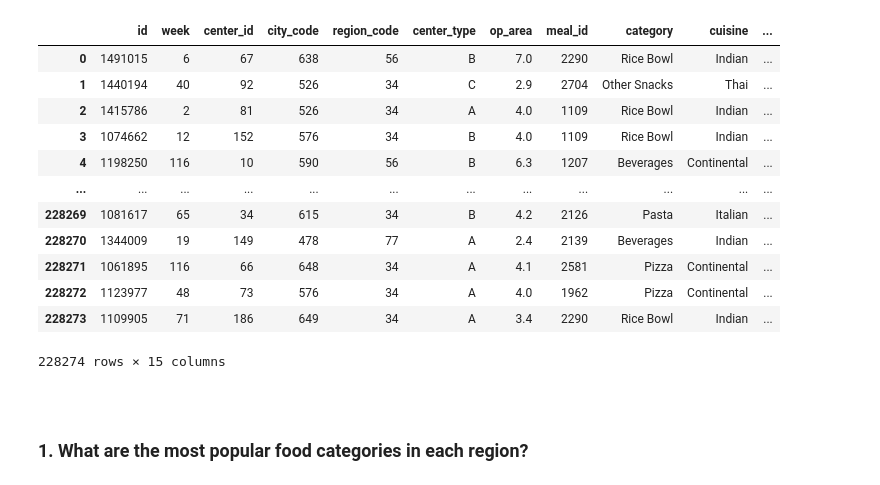
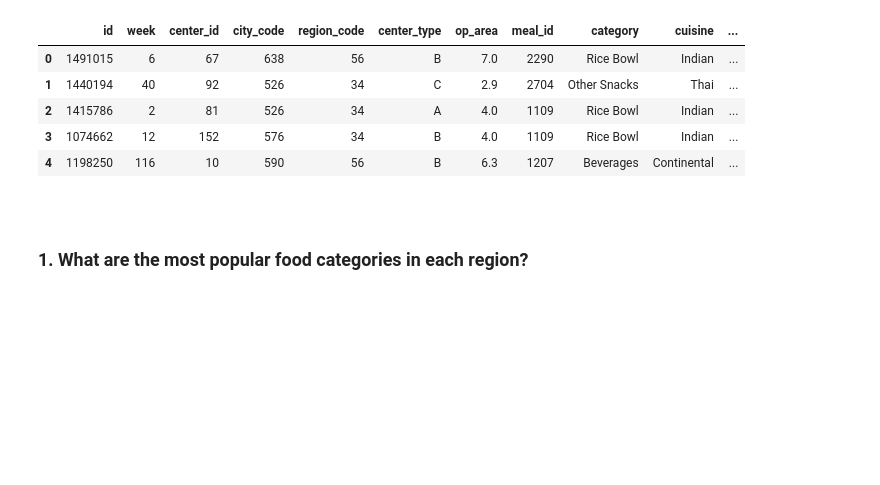
Before and after one commit to kbdv/indian_meal_delivery, a Jupyter notebook: Python_MealDelivery.ipynb, the cells around one changed output. Cells and saved outputs as stored; diff of their text form; code cells hidden in the pictures; blank space fills up the shorter version.

```diff
--- a/Python_MealDelivery.ipynb
+++ b/Python_MealDelivery.ipynb
@@ -1,27 +1,20 @@
 # %%
 # Imports and loading of data
 
 import pandas as pd
 import numpy as np
 import matplotlib.pyplot as plt
 from matplotlib.cm import ScalarMappable
 
-deliveries = pd.read_csv('data/meal_deliveries.csv')
-display(deliveries)
+deliveries = pd.read_csv("data/meal_deliveries.csv")
+display(deliveries.head())
 # %% [output]
 |  | id | week | center_id | city_code | region_code | center_type | op_area | meal_id | category | cuisine | ... |
 | 0 | 1491015 | 6 | 67 | 638 | 56 | B | 7.0 | 2290 | Rice Bowl | Indian | ... |
 | 1 | 1440194 | 40 | 92 | 526 | 34 | C | 2.9 | 2704 | Other Snacks | Thai | ... |
 | 2 | 1415786 | 2 | 81 | 526 | 34 | A | 4.0 | 1109 | Rice Bowl | Indian | ... |
 | 3 | 1074662 | 12 | 152 | 576 | 34 | B | 4.0 | 1109 | Rice Bowl | Indian | ... |
 | 4 | 1198250 | 116 | 10 | 590 | 56 | B | 6.3 | 1207 | Beverages | Continental | ... |
-| ... | ... | ... | ... | ... | ... | ... | ... | ... | ... | ... | ... |
-| 228269 | 1081617 | 65 | 34 | 615 | 34 | B | 4.2 | 2126 | Pasta | Italian | ... |
-| 228270 | 1344009 | 19 | 149 | 478 | 77 | A | 2.4 | 2139 | Beverages | Indian | ... |
-| 228271 | 1061895 | 116 | 66 | 648 | 34 | A | 4.1 | 2581 | Pizza | Continental | ... |
-| 228272 | 1123977 | 48 | 73 | 576 | 34 | A | 4.0 | 1962 | Pizza | Continental | ... |
-| 228273 | 1109905 | 71 | 186 | 649 | 34 | A | 3.4 | 2290 | Rice Bowl | Indian | ... |
-228274 rows × 15 columns
 # %% [markdown]
 ### <br>1. What are the most popular food categories in each region?
 # %%
```
Also changed, not shown: parts of 9 cells of this notebook.
